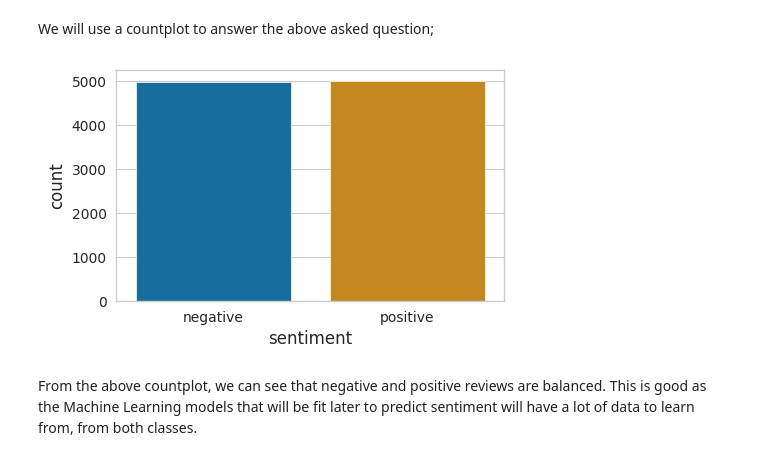
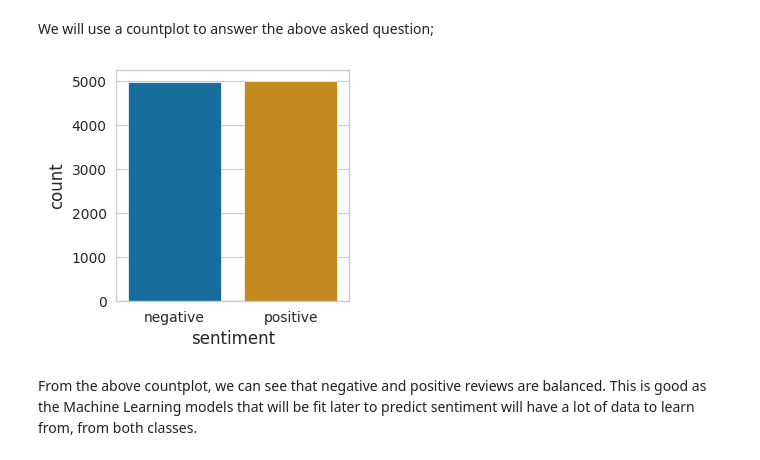
Before and after one commit to noah1-alt/sentiment-analysis, a Jupyter notebook: futureintern-ml-02.ipynb, the cells around one changed output. Cells and saved outputs as stored; diff of their text form; code cells hidden in the pictures.

```diff
--- a/futureintern-ml-02.ipynb
+++ b/futureintern-ml-02.ipynb
@@ -83,11 +87,11 @@ movies_df.head()
 # %% [markdown]
 We will use a countplot to answer the above asked question;
 # %%
-plt.figure(figsize = (5,3))
+plt.figure(figsize = (3,3))
 sns.countplot(data = movies_df, x = 'sentiment')
 plt.show()
 # %% [output]
-[figure, old version]
+[figure, new version]
 # %% [markdown]
 From the above countplot, we can see that negative and positive reviews are balanced. This is good as the Machine Learning models that will be fit later to predict sentiment will have a lot of data to learn from, from both classes.
 # %% [markdown]
```
Also changed, not shown: parts of 20 cells of this notebook.
